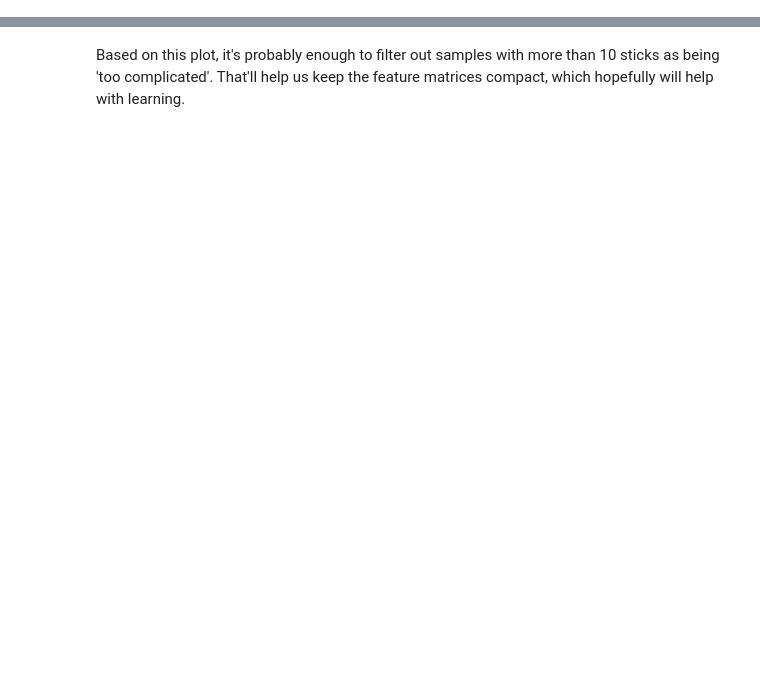
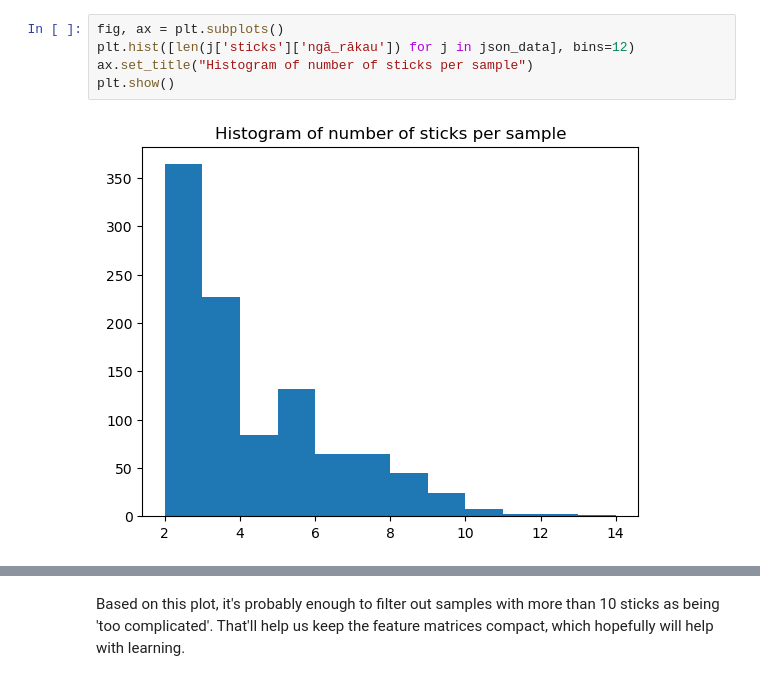
Before and after one commit to mathematiguy/horopakitanga, a Jupyter notebook: notebooks/03-inspecting-the-labelled-data.ipynb, the cells around one changed output, grey strips where cells are left out. Saved outputs shown, nothing was run; the diff lists cells and outputs as text; blank space fills up the shorter version.

```diff
--- a/notebooks/03-inspecting-the-labelled-data.ipynb
+++ b/notebooks/03-inspecting-the-labelled-data.ipynb
@@ -33,0 +43,7 @@ te rākau parauri
+# %%
+fig, ax = plt.subplots()
+plt.hist([len(j['sticks']['ngā_rākau']) for j in json_data], bins=12)
+ax.set_title("Histogram of number of sticks per sample")
+plt.show()
+# %% [output]
+[figure, added]
```
Also changed, not shown: parts of 44 cells of this notebook, 16 other files.
